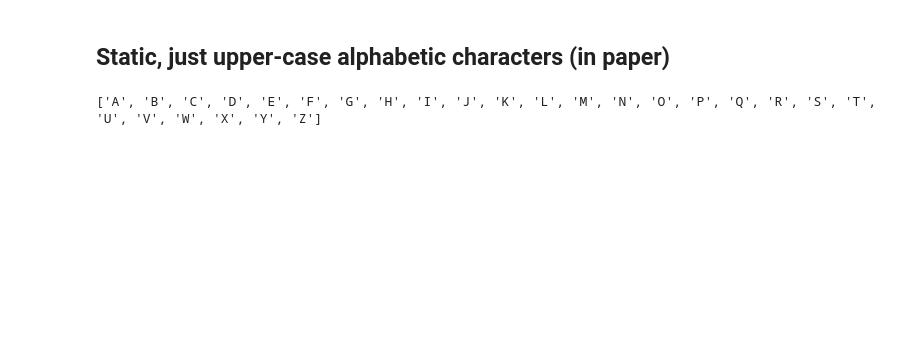
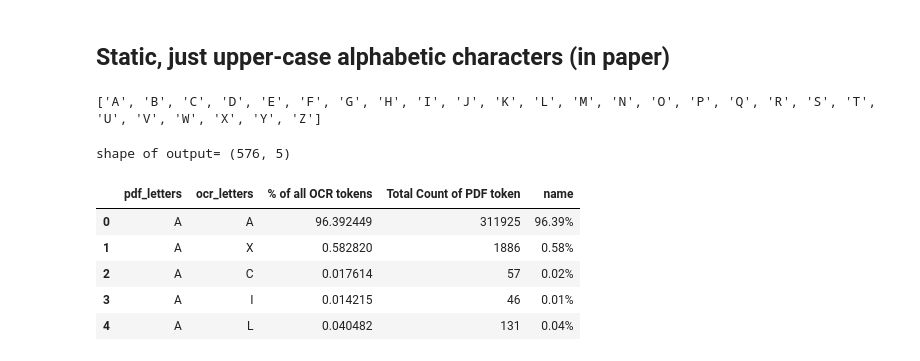
Before and after one commit to ReadingTimeMachine/ocr_post_correction, a Jupyter notebook: explore_dataset.ipynb, the cells around one changed output. Drawn from its saved outputs; the diff is of its cells as text; code cells hidden in the pictures; blank space fills up the shorter version.

```diff
--- a/explore_dataset.ipynb
+++ b/explore_dataset.ipynb
@@ -11,0 +25,2 @@ import string
+# %%
+data_dir = './data/'
@@ -11,0 +29,5 @@ import string
+# %%
+with open(data_dir+'letters.pickle','rb') as f:
+    letters = pickle.load(f)
+with open(data_dir+'words.pickle','rb') as f:
+    words = pickle.load(f)
@@ -11,0 +36,25 @@ import string
+# %%
+# matrix
+normalized=True
+pdf_letters = []; ocr_letters = []; counts = []
+counts_un = []
+for pl,ols in letters.items():
+    if normalized:
+        cdiv=0.0
+        for ol,c in ols.items(): # % in OCR
+            cdiv += c
+    else:
+        cdiv = 1.0
+
+    for ol,c in ols.items():
+        pdf_letters.append(pl)
+        ocr_letters.append(ol)
+        counts.append(c/cdiv*100)
+        counts_un.append(c)
+
+df_char = pd.DataFrame({'pdf_letters':pdf_letters,
+                        'ocr_letters':ocr_letters,
+                        'counts':counts,
+                       'counts unnormalized':counts_un})
+# save
+###df_char.to_csv(char_counts_df_file, index=False)
@@ -23,4 +81,17 @@ upperAlphas = alphas[26:]
 print(upperAlphas)
 # %% [output]
 ['A', 'B', 'C', 'D', 'E', 'F', 'G', 'H', 'I', 'J', 'K', 'L', 'M', 'N', 'O', 'P', 'Q', 'R', 'S', 'T', 'U', 'V', 'W', 'X', 'Y', 'Z']
+# %%
+df_upperA = df_char.loc[(df_char['pdf_letters'].isin(upperAlphas))&(df_char['ocr_letters'].isin(upperAlphas))]
+# mostly for formatting
+df_upperA = subset_by_percent(df_upperA.copy(), tol_count = 0) # formatting
+df_upperA.head()
+# %% [output]
+shape of output= (576, 5)
+|  | pdf_letters | ocr_letters | % of all OCR tokens | Total Count of PDF token | name |
+| 0 | A | A | 96.392449 | 311925 | 96.39% |
+| 1 | A | X | 0.582820 | 1886 | 0.58% |
+| 2 | A | C | 0.017614 | 57 | 0.02% |
+| 3 | A | I | 0.014215 | 46 | 0.01% |
+| 4 | A | L | 0.040482 | 131 | 0.04% |
 # %%
```
Also changed, not shown: parts of 13 cells of this notebook, 1 other file.
